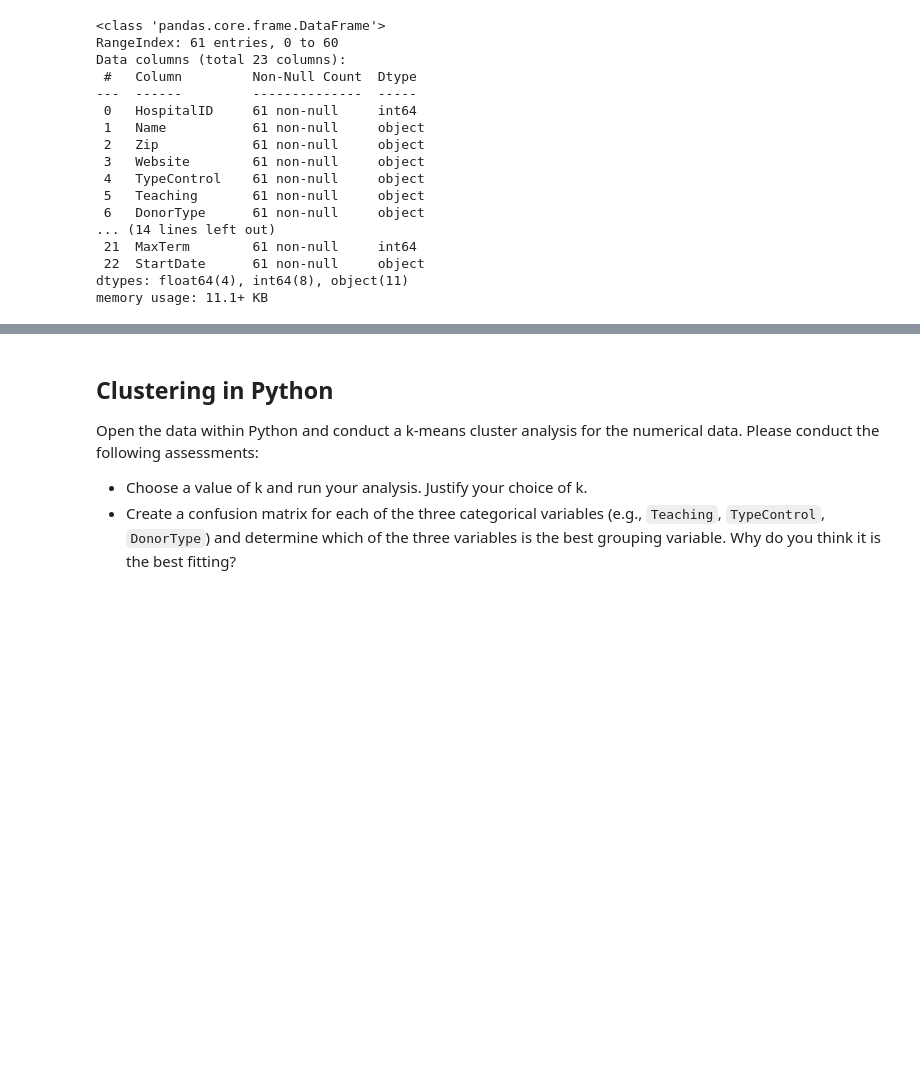
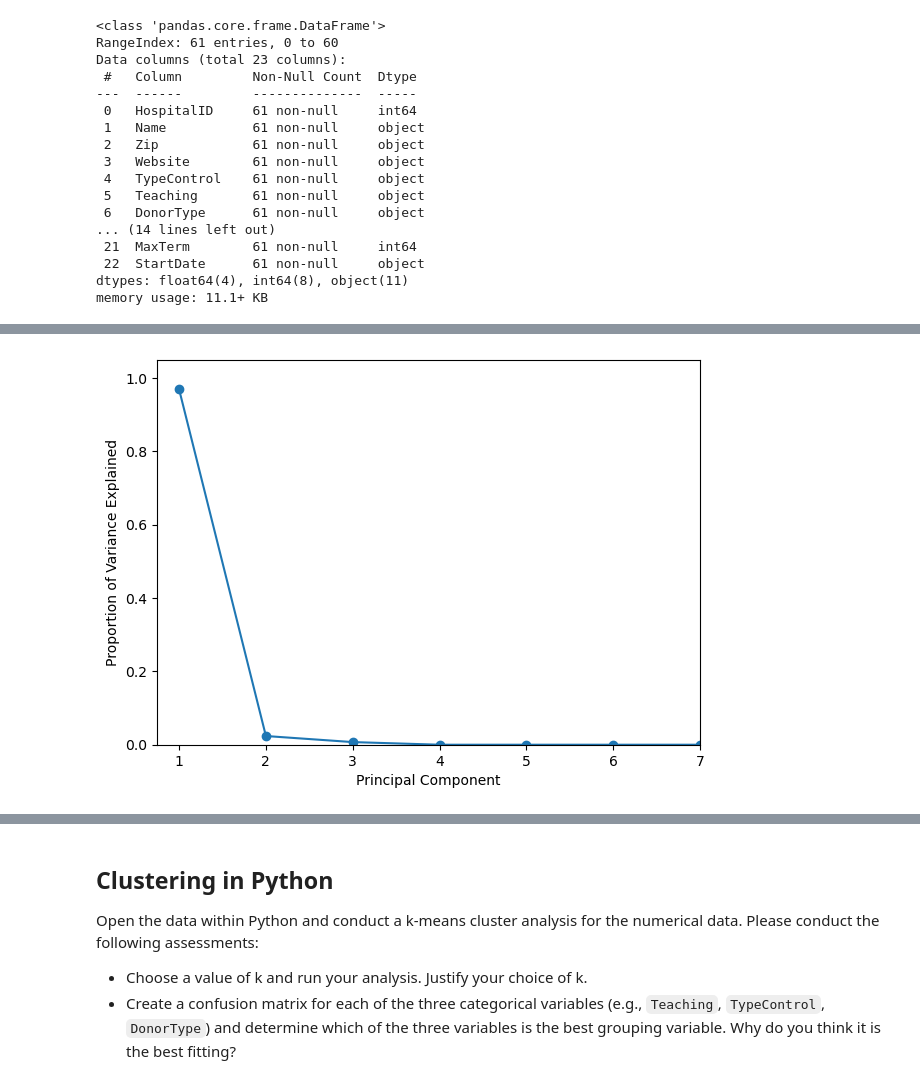
Before and after one commit to TheUltimateFishstick/week10labs, a Jupyter notebook: 10_Instructor_Lab_Morgan.ipynb, the cells around one changed output, grey strips where cells are left out. Saved outputs shown, nothing was run; the diff lists cells and outputs as text; code cells hidden in the pictures; blank space fills up the shorter version.

```diff
--- a/10_Instructor_Lab_Morgan.ipynb
+++ b/10_Instructor_Lab_Morgan.ipynb
@@ -78,0 +72,6 @@ Open the data within Python and conduct a PCA, specifically:
+# %%
+# Create new df of numerical columns and inspect
+Cali_Hospital_numerical_df = (Cali_Hospital_df
+ .filter(["NoFTE", "NetPatRev", "InOperExp", "OutOperExp", "OperRev", "OperInc", "AvlBeds"])
+)
+Cali_Hospital_numerical_df.head()
@@ -78,0 +85,3 @@ Open the data within Python and conduct a PCA, specifically:
+# %%
+# Conduct PCA
+Cali_Hospital_pca_result = pca(n_components=7).fit(Cali_Hospital_numerical_df)
@@ -78,0 +98,15 @@ Open the data within Python and conduct a PCA, specifically:
+# %%
+# Create and display a scree plot for the same set of data.
+
+# generate scree plot - focus on the output
+plt.figure(figsize=(7,5))
+plt.plot([1,2,3,4,5,6,7], Cali_Hospital_pca_result.explained_variance_ratio_, '-o')
+plt.ylabel('Proportion of Variance Explained')
+plt.xlabel('Principal Component')
+plt.xlim(0.75,4.25)
+plt.ylim(0,1.05)
+plt.xticks([1,2,3,4,5,6,7])
+
+plt.show()
+# %% [output]
+[figure, added]
```
Also changed, not shown: parts of 10 cells of this notebook, 1 other file.
